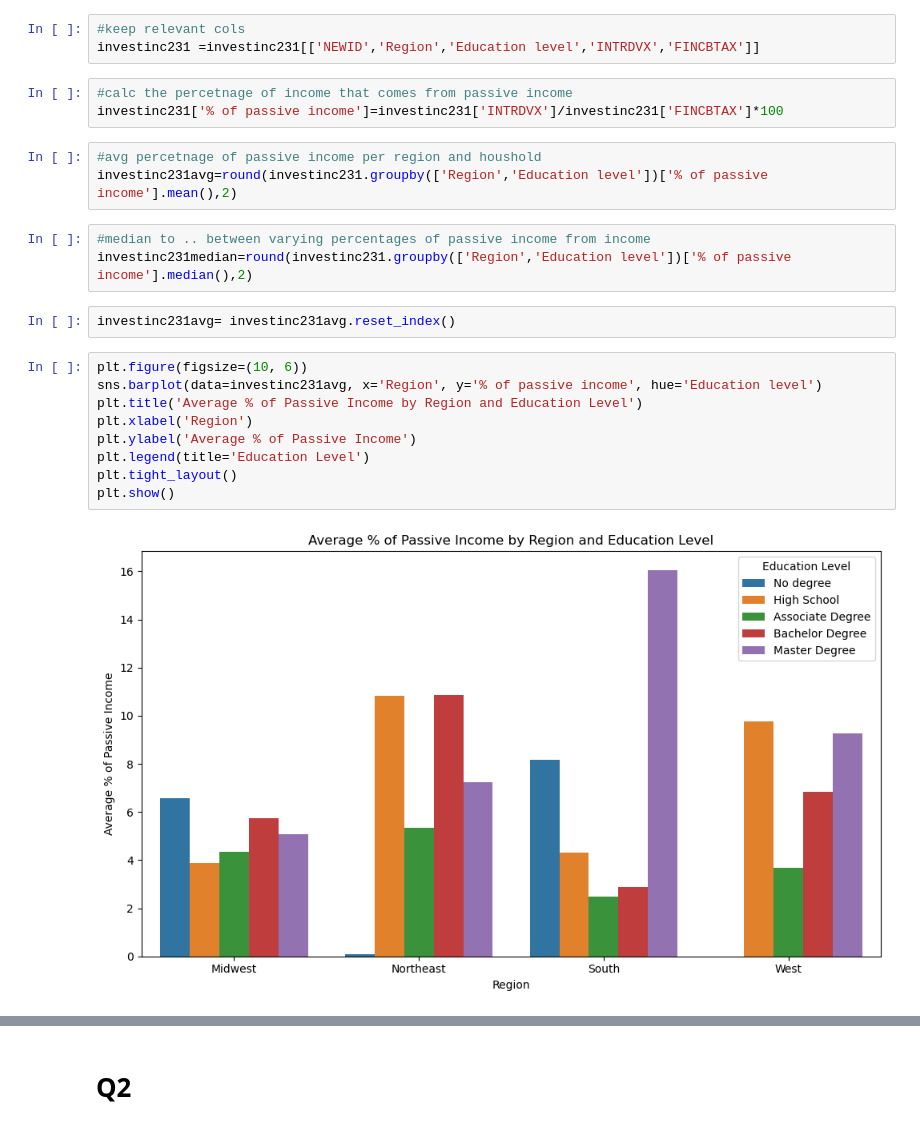
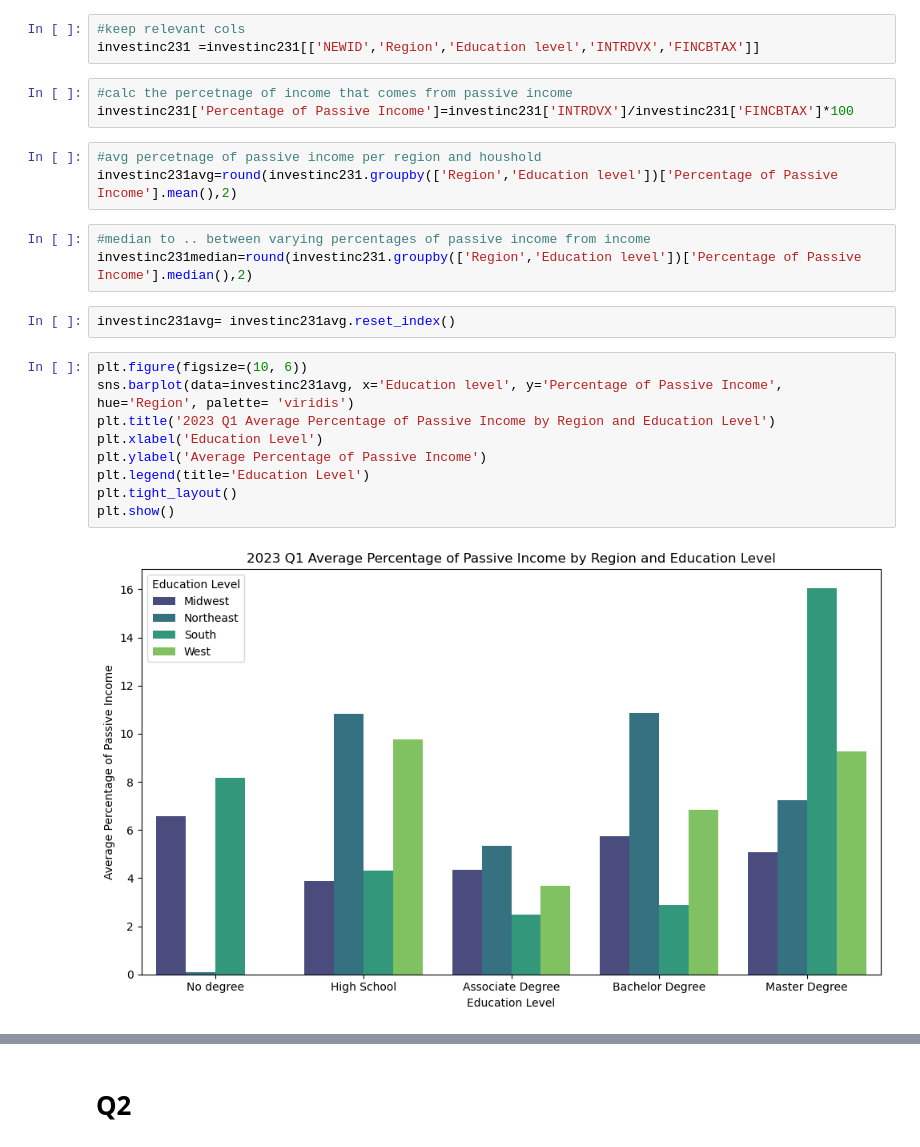
Before and after one commit to Leslygcruz/Educationproj, a Jupyter notebook: Education_capstone.ipynb, the cells around one changed output, grey strips where cells are left out. Cells and saved outputs as stored; diff of their text form.

```diff
--- a/Education_capstone.ipynb
+++ b/Education_capstone.ipynb
@@ -1088,23 +1095,23 @@ investinc231=investinc231.dropna(subset=['INTRDVX'])
 investinc231 =investinc231[['NEWID','Region','Education level','INTRDVX','FINCBTAX']]
 # %%
 #calc the percetnage of income that comes from passive income
-investinc231['% of passive income']=investinc231['INTRDVX']/investinc231['FINCBTAX']*100
+investinc231['Percentage of Passive Income']=investinc231['INTRDVX']/investinc231['FINCBTAX']*100
 # %%
 #avg percetnage of passive income per region and houshold
-investinc231avg=round(investinc231.groupby(['Region','Education level'])['% of passive income'].mean(),2)
+investinc231avg=round(investinc231.groupby(['Region','Education level'])['Percentage of Passive Income'].mean(),2)
 # %%
 #median to .. between varying percentages of passive income from income
-investinc231median=round(investinc231.groupby(['Region','Education level'])['% of passive income'].median(),2)
+investinc231median=round(investinc231.groupby(['Region','Education level'])['Percentage of Passive Income'].median(),2)
 # %%
 investinc231avg= investinc231avg.reset_index()
 # %%
 plt.figure(figsize=(10, 6))
-sns.barplot(data=investinc231avg, x='Region', y='% of passive income', hue='Education level')
-plt.title('Average % of Passive Income by Region and Education Level')
-plt.xlabel('Region')
-plt.ylabel('Average % of Passive Income')
+sns.barplot(data=investinc231avg, x='Education level', y='Percentage of Passive Income', hue='Region', palette= 'viridis')
+plt.title('2023 Q1 Average Percentage of Passive Income by Region and Education Level')
+plt.xlabel('Education Level')
+plt.ylabel('Average Percentage of Passive Income')
 plt.legend(title='Education Level')
 plt.tight_layout()
 plt.show()
 # %% [output]
-[figure, old version]
+[figure, new version]
```
Also changed, not shown: parts of 41 cells of this notebook, 1 other file.
